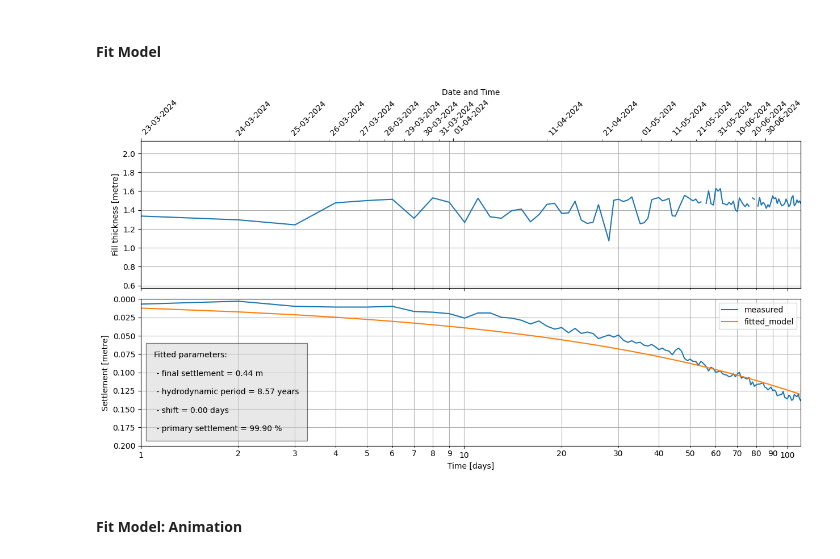
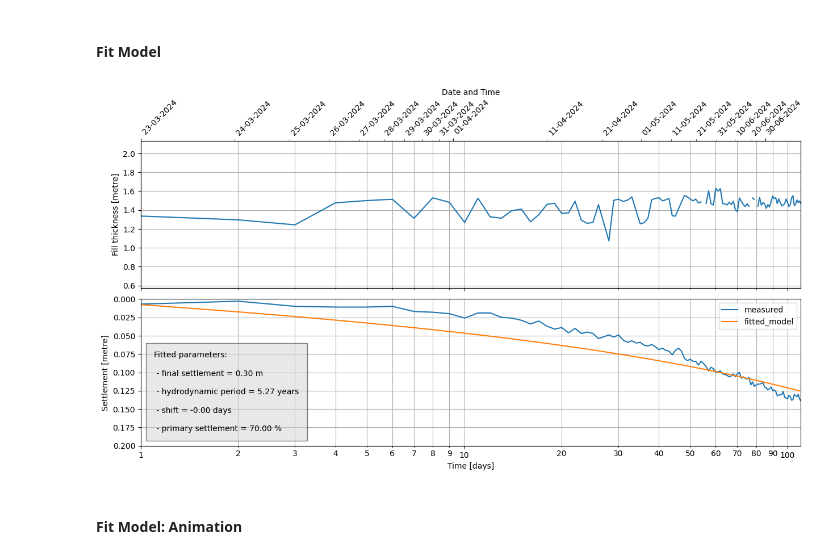
Before and after one commit to cemsbv/BAEC, a Jupyter notebook: notebooks/demo_final.ipynb, the cells around one changed output. Saved outputs shown, nothing was run; the diff lists cells and outputs as text; code cells hidden in the pictures.

```diff
--- a/notebooks/demo_final.ipynb
+++ b/notebooks/demo_final.ipynb
@@ -53,41 +211,47 @@ fig.set_size_inches(15, 7.5)
 # %%
 # Create a simple Koppejan model generator. This will be used to fit models.
 base_model = FitCoreModel.default()
-base_model.primarySettlement = 99.9  # %
+# base_model.primarySettlement = 99.9  # %
+base_model.shift = 0.0  # days
+base_model.primarySettlement = 70.0  # %
+base_model.finalSettlement = 0.30  # %
 
 model_generator = FitCoreModelGenerator2(
     base_model=base_model,
-    fitting_parameters=FittingParameters.all_free_except(["primarySettlement"]),
+    # fitting_parameters=FittingParameters.all_free_except(["primarySettlement"]),
+    fitting_parameters=FittingParameters.all_free_except(["shift", "primarySettlement", "finalSettlement"]),
     client=cems_nuclei_client,
 )
 
 # Fit the model to the settlement series
 settlement_series.start_date_time = datetime.datetime(2024, 3, 22)
+# settlement_series.start_date_time = datetime.datetime(2024, 4, 2)
+# settlement_series.start_date_time = datetime.datetime(2024, 4, 13)
 fitted_model = model_generator.fit(settlement_series)
 
 # Predict using the fitted model
 end_days = 110.0
 fitted_model.predict(end_days_or_datetime=end_days)
 
 # Plot measured vs. fitted model predictions
 fig = fitted_model.plot_fill_settlement_time()
 fig.axes[1].set_ylim(top=0.0, bottom=0.2)
 # for ax in fig.axes:
 #     ax.set_xlim(right=end_days)
 label = """Fitted parameters:
     \n - final settlement = {:.2f} m
     \n - hydrodynamic period = {:.2f} years
     \n - shift = {:.2f} days
     \n - primary settlement = {:.2f} %""".format(
     fitted_model.model.finalSettlement,
     fitted_model.model.hydrodynamicPeriod,
     fitted_model.model.shift,
     fitted_model.model.primarySettlement,
 )
 fig.axes[1].text(1.1, 0.18, label, bbox={"facecolor": "lightgray", "alpha": 0.5, "pad": 10}, fontsize=10)
 fig.set_size_inches(15, 7.5)
 # %% [output]
-[figure, old version]
+[figure, new version]
 # %% [markdown]
 #### Fit Model: Animation
 # %%
```
Also changed, not shown: parts of 8 cells of this notebook, 2 other files.
